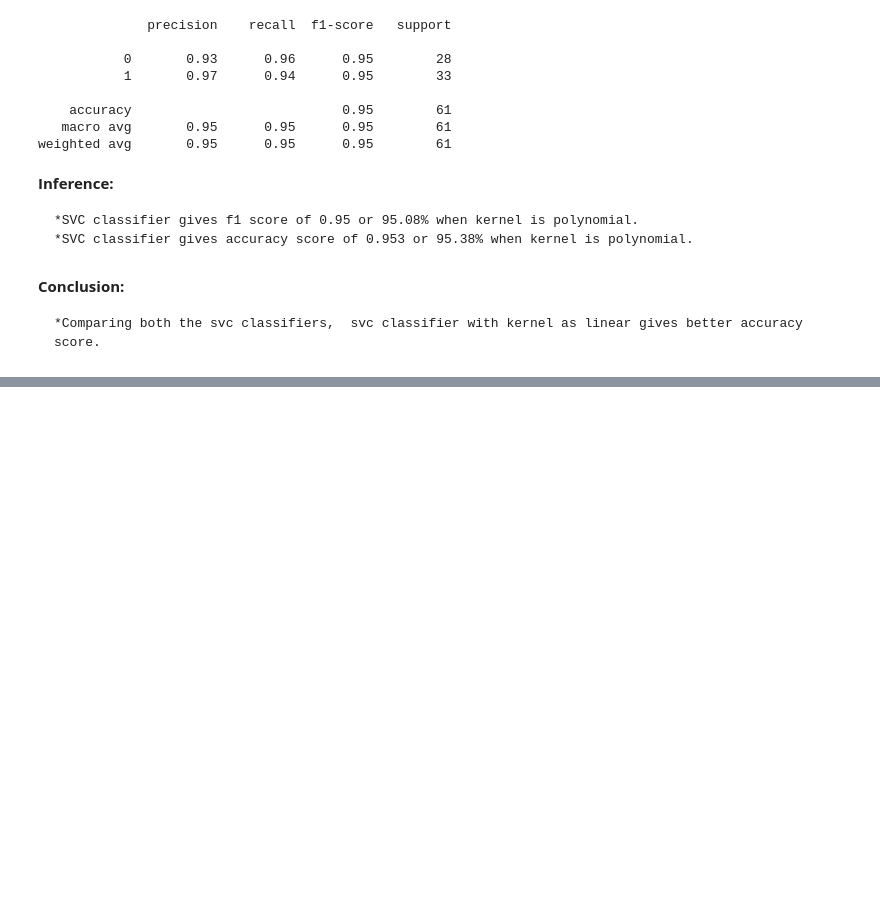
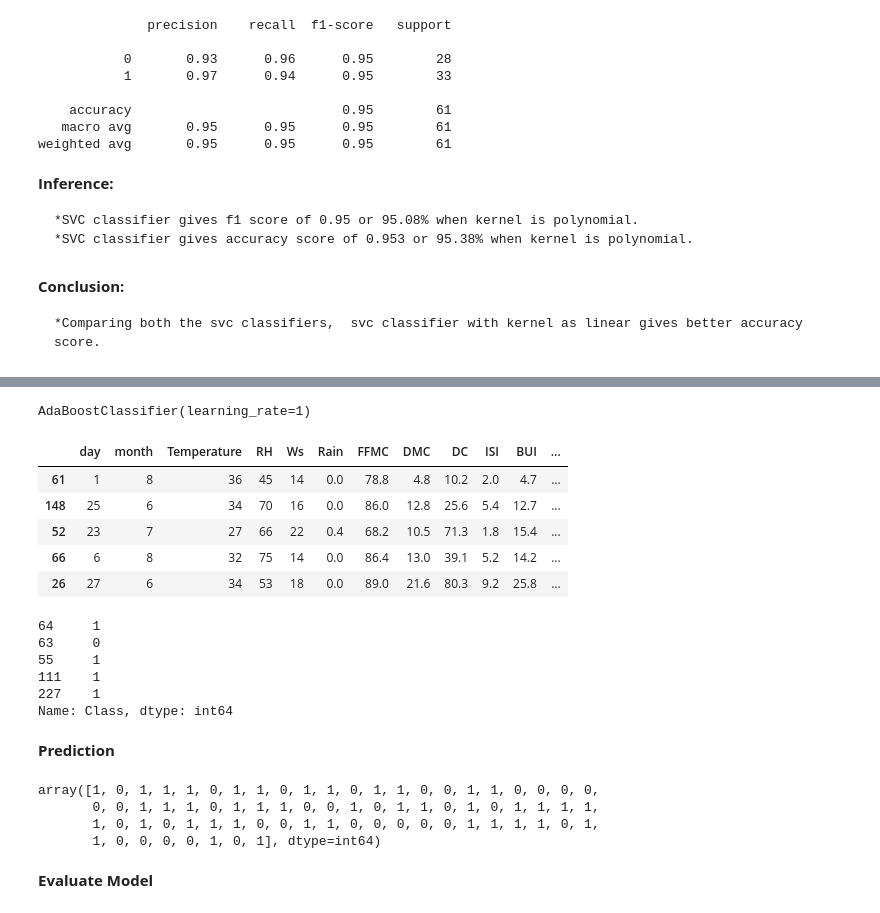
Before and after one commit to jisshub/Algerian-Forest-Fires-Prediction, a Jupyter notebook: Forest_Fire_Prediction.ipynb, the cells around one changed output, grey strips where cells are left out. Saved outputs shown, nothing was run; the diff lists cells and outputs as text; code cells hidden in the pictures; blank space fills up the shorter version.

Commit message:
Adaboost - COnslusion

```diff
--- a/Forest_Fire_Prediction.ipynb
+++ b/Forest_Fire_Prediction.ipynb
@@ -1289,0 +1299,31 @@ weighted avg       0.95      0.95      0.95        61
+# %%
+from sklearn.model_selection import train_test_split
+X_train, X_test, y_train, y_test = train_test_split(X, y, test_size=0.3, random_state=0)
+# %%
+# create ababoost classifier
+adaBoost = AdaBoostClassifier(n_estimators=50, learning_rate=1)
+
+# train adaboost classifier
+adaBoost.fit(X_train, y_train)
+# %% [output]
+AdaBoostClassifier(learning_rate=1)
+# %%
+X_train.head()
+# %% [output]
+|  | day | month | Temperature | RH | Ws | Rain | FFMC | DMC | DC | ISI | BUI | ... |
+| 61 | 1 | 8 | 36 | 45 | 14 | 0.0 | 78.8 | 4.8 | 10.2 | 2.0 | 4.7 | ... |
+| 148 | 25 | 6 | 34 | 70 | 16 | 0.0 | 86.0 | 12.8 | 25.6 | 5.4 | 12.7 | ... |
+| 52 | 23 | 7 | 27 | 66 | 22 | 0.4 | 68.2 | 10.5 | 71.3 | 1.8 | 15.4 | ... |
+| 66 | 6 | 8 | 32 | 75 | 14 | 0.0 | 86.4 | 13.0 | 39.1 | 5.2 | 14.2 | ... |
+| 26 | 27 | 6 | 34 | 53 | 18 | 0.0 | 89.0 | 21.6 | 80.3 | 9.2 | 25.8 | ... |
+# %%
+y_test.head()
+# %% [output]
+64     1
+63     0
+55     1
+111    1
+227    1
+Name: Class, dtype: int64
+# %% [markdown]
+<b>Prediction<b>
@@ -1289,0 +1333,9 @@ weighted avg       0.95      0.95      0.95        61
+# %%
+prediction_adaBoost
+# %% [output]
+array([1, 0, 1, 1, 1, 0, 1, 1, 0, 1, 1, 0, 1, 1, 0, 0, 1, 1, 0, 0, 0, 0,
+       0, 0, 1, 1, 1, 0, 1, 1, 1, 0, 0, 1, 0, 1, 1, 0, 1, 0, 1, 1, 1, 1,
+       1, 0, 1, 0, 1, 1, 1, 0, 0, 1, 1, 0, 0, 0, 0, 0, 1, 1, 1, 1, 0, 1,
+       1, 0, 0, 0, 0, 1, 0, 1], dtype=int64)
+# %% [markdown]
+<b>Evaluate Model<b>
```
Also changed, not shown: parts of 10 cells of this notebook.
